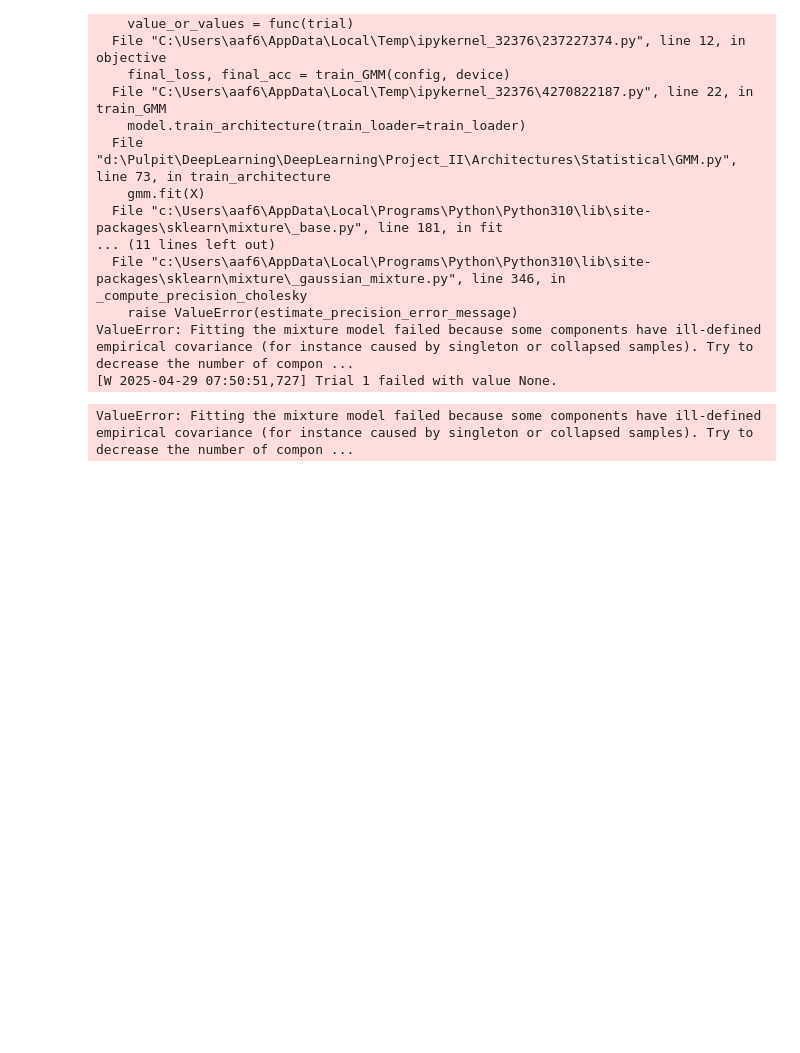
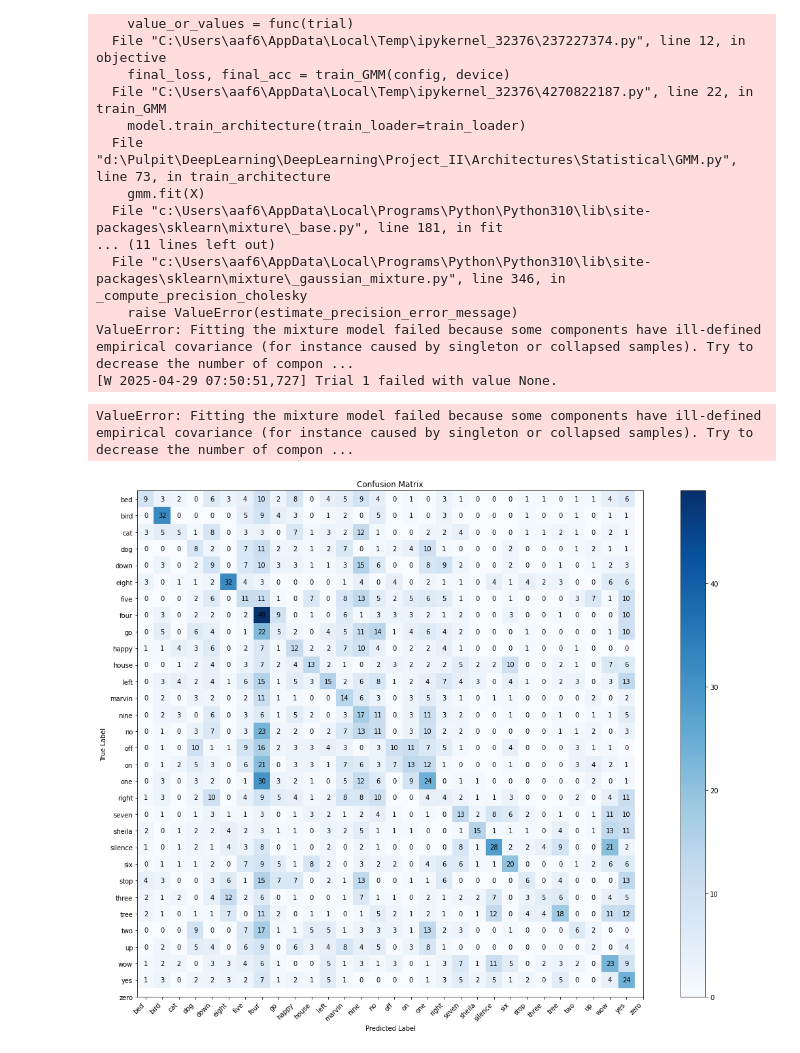
Before and after one commit to Ja-Gk-00/DeepLearning, a Jupyter notebook: Project_II/GMMExploration.ipynb, the cells around one changed output. Cells and saved outputs as stored; diff of their text form; code cells hidden in the pictures; blank space fills up the shorter version.

```diff
--- a/Project_II/GMMExploration.ipynb
+++ b/Project_II/GMMExploration.ipynb
@@ -233,3 +238,30 @@ for k, v in best.params.items():
 # optional: dataframe of all trials
 df = study.trials_dataframe()
 df
+# %%
+cm = results['confusion_matrix']
+labels = list(train_loader.class_to_idx.keys())
+
+fig, ax = plt.subplots(figsize=(20, 12))
+im = ax.imshow(cm, interpolation='nearest', cmap='Blues', vmin=0, vmax=cm.max())
+
+ax.set(
+    xticks=np.arange(len(labels)),
+    yticks=np.arange(len(labels)),
+    xticklabels=labels,
+    yticklabels=labels,
+    xlabel='Predicted Label',
+    ylabel='True Label',
+    title='Confusion Matrix'
+)
+plt.setp(ax.get_xticklabels(), rotation=45, ha='right')
+
+for i in range(cm.shape[0]):
+    for j in range(cm.shape[1]):
+        ax.text(j, i, f"{cm[i, j]:d}", ha='center', va='center')
+
+fig.colorbar(im, ax=ax, fraction=0.046, pad=0.04)
+fig.tight_layout()
+plt.show()
+# %% [output]
+[figure, added]
```
Also changed, not shown: parts of 1 cell of this notebook, 10 other files.
